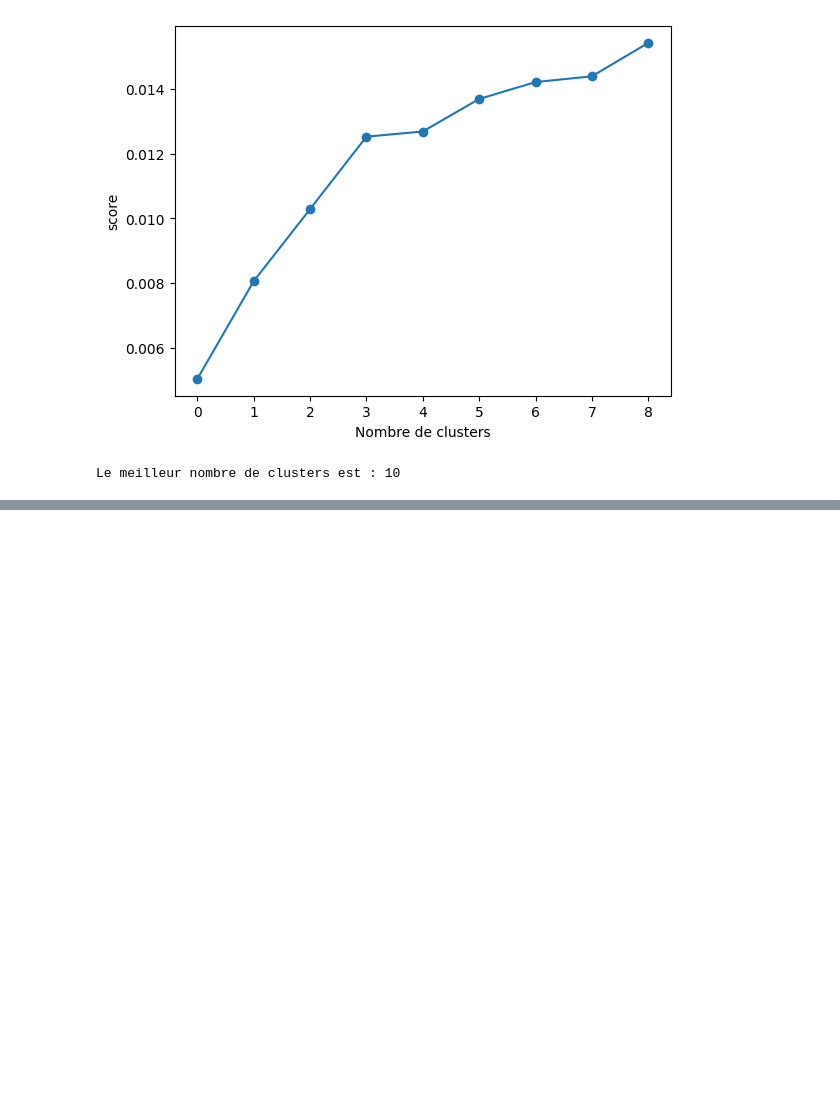
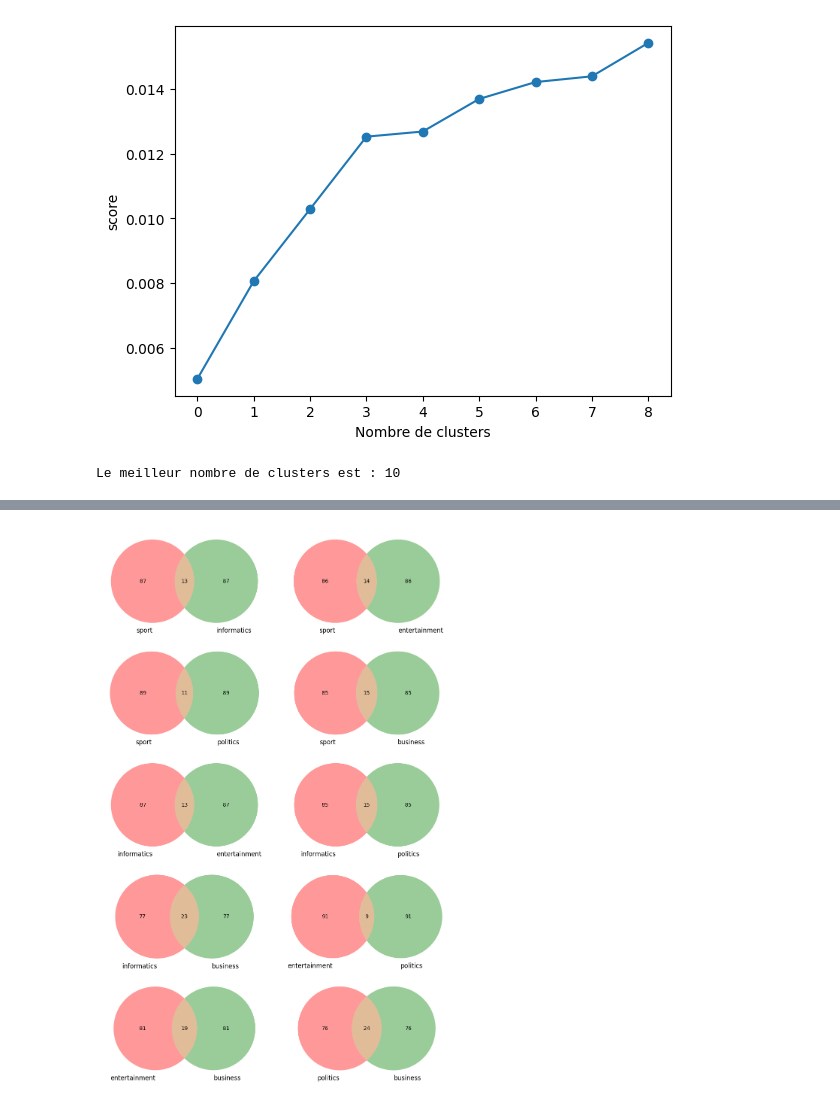
Before and after one commit to leolamoureux/Data-Mining-Project, a Jupyter notebook: Clustering.ipynb, the cells around one changed output, grey strips where cells are left out. Drawn from its saved outputs; the diff is of its cells as text; code cells hidden in the pictures; blank space fills up the shorter version.

```diff
--- a/Clustering.ipynb
+++ b/Clustering.ipynb
@@ -68,7 +87,7 @@ k_best = 5
 from sklearn.feature_extraction.text import TfidfVectorizer
 from sklearn.cluster import KMeans
 from sklearn.pipeline import Pipeline
-
+k_best = 10
 df = pd.read_csv("preprocessed_df.csv", encoding = "ISO-8859-1")
 
 # Créer un pipeline de traitement des données
@@ -96,7 +115,7 @@ def find_top_words(cluster_index, n_words=10):
 
 # Afficher les mots les plus pertinents pour chaque cluster
 for i in range(kmeans.n_clusters):
-    print("Cluster", i + 1)
-    print("Top words:", find_top_words(i))
-    print("\n")
+    print(f"Cluster {i+1} : {topicFromWords(find_top_words(i))}")
+    #print("Top words:", find_top_words(i))
+    #print("\n")
 # %% [output]
@@ -148,5 +222,33 @@ for i in range(k_best):
     clusters_topic[i] = topicFromWords(find_top_words(i))
 
 df["topic"] = df["cluster"].apply(lambda x: clusters_topic[x])
+# %%
+from matplotlib_venn import venn2
+import matplotlib.pyplot as plt
+
+#Les mots les plus communs dans les deux clusters
+cluster1 = set(find_top_words(0))
+cluster2 = set(find_top_words(1))
+cluster3 = set(find_top_words(2))
+cluster4 = set(find_top_words(3))
+cluster5 = set(find_top_words(4))
+
+fig, ax = plt.subplots(nrows=5, ncols=2, figsize=(10, 15))
+
+venn2([cluster1, cluster2], set_labels=(topicFromWords(find_top_words(0)), topicFromWords(find_top_words(1))), ax=ax[0, 0])
+venn2([cluster1, cluster3], set_labels=(topicFromWords(find_top_words(0)), topicFromWords(find_top_words(2))), ax=ax[0, 1])
+venn2([cluster1, cluster4], set_labels=(topicFromWords(find_top_words(0)), topicFromWords(find_top_words(3))), ax=ax[1, 0])
+venn2([cluster1, cluster5], set_labels=(topicFromWords(find_top_words(0)), topicFromWords(find_top_words(4))), ax=ax[1, 1])
+venn2([cluster2, cluster3], set_labels=(topicFromWords(find_top_words(1)), topicFromWords(find_top_words(2))), ax=ax[2, 0])
+venn2([cluster2, cluster4], set_labels=(topicFromWords(find_top_words(1)), topicFromWords(find_top_words(3))), ax=ax[2, 1])
+venn2([cluster2, cluster5], set_labels=(topicFromWords(find_top_words(1)), topicFromWords(find_top_words(4))), ax=ax[3, 0])
+venn2([cluster3, cluster4], set_labels=(topicFromWords(find_top_words(2)), topicFromWords(find_top_words(3))), ax=ax[3, 1])
+venn2([cluster3, cluster5], set_labels=(topicFromWords(find_top_words(2)), topicFromWords(find_top_words(4))), ax=ax[4, 0])
+venn2([cluster4, cluster5], set_labels=(topicFromWords(find_top_words(3)), topicFromWords(find_top_words(4))), ax=ax[4, 1])
+
+plt.tight_layout()
+plt.show()
+# %% [output]
+[figure, added]
 # %%
 df.to_csv("clusterized_df.csv", index=False)
```
Also changed, not shown: parts of 9 cells of this notebook, 2 other files.
